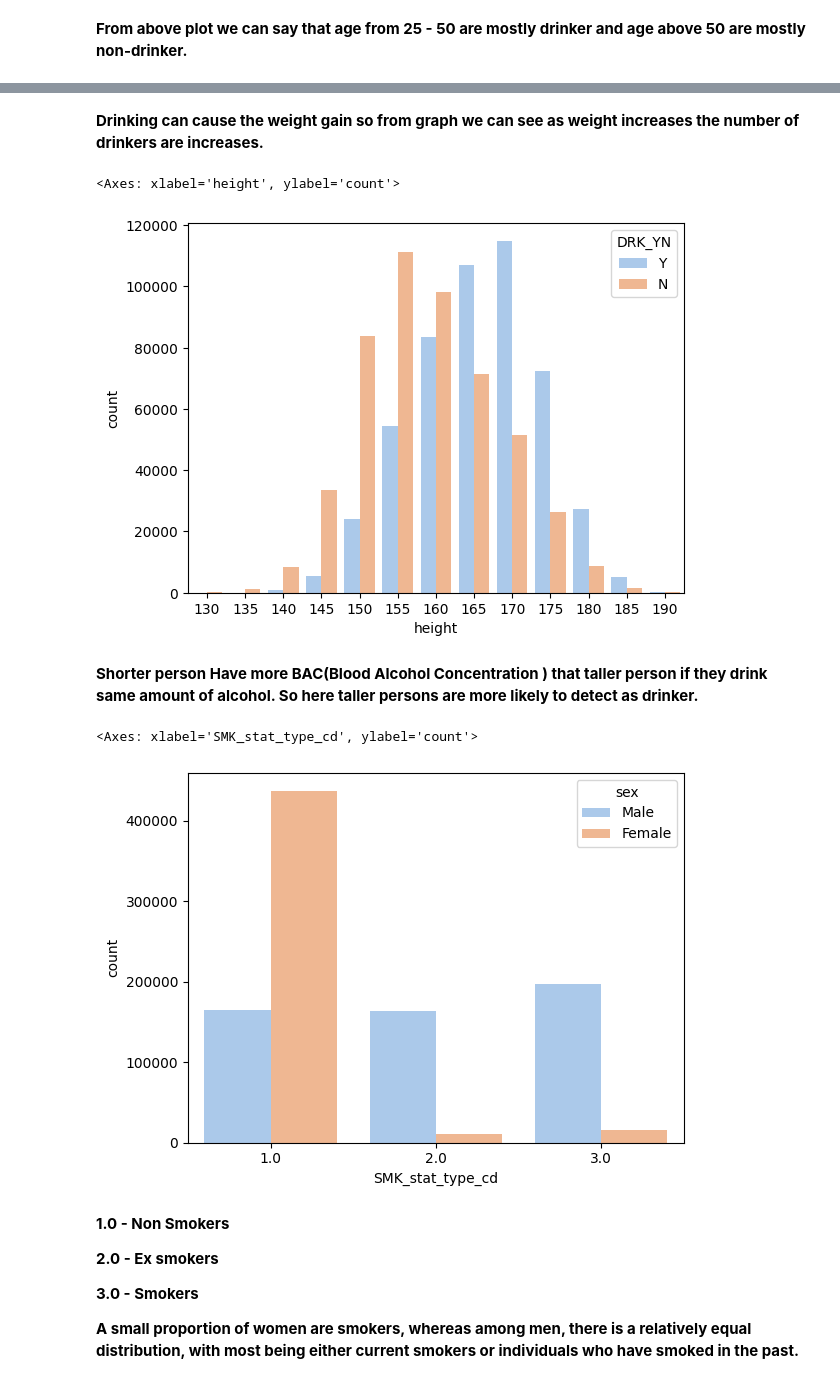
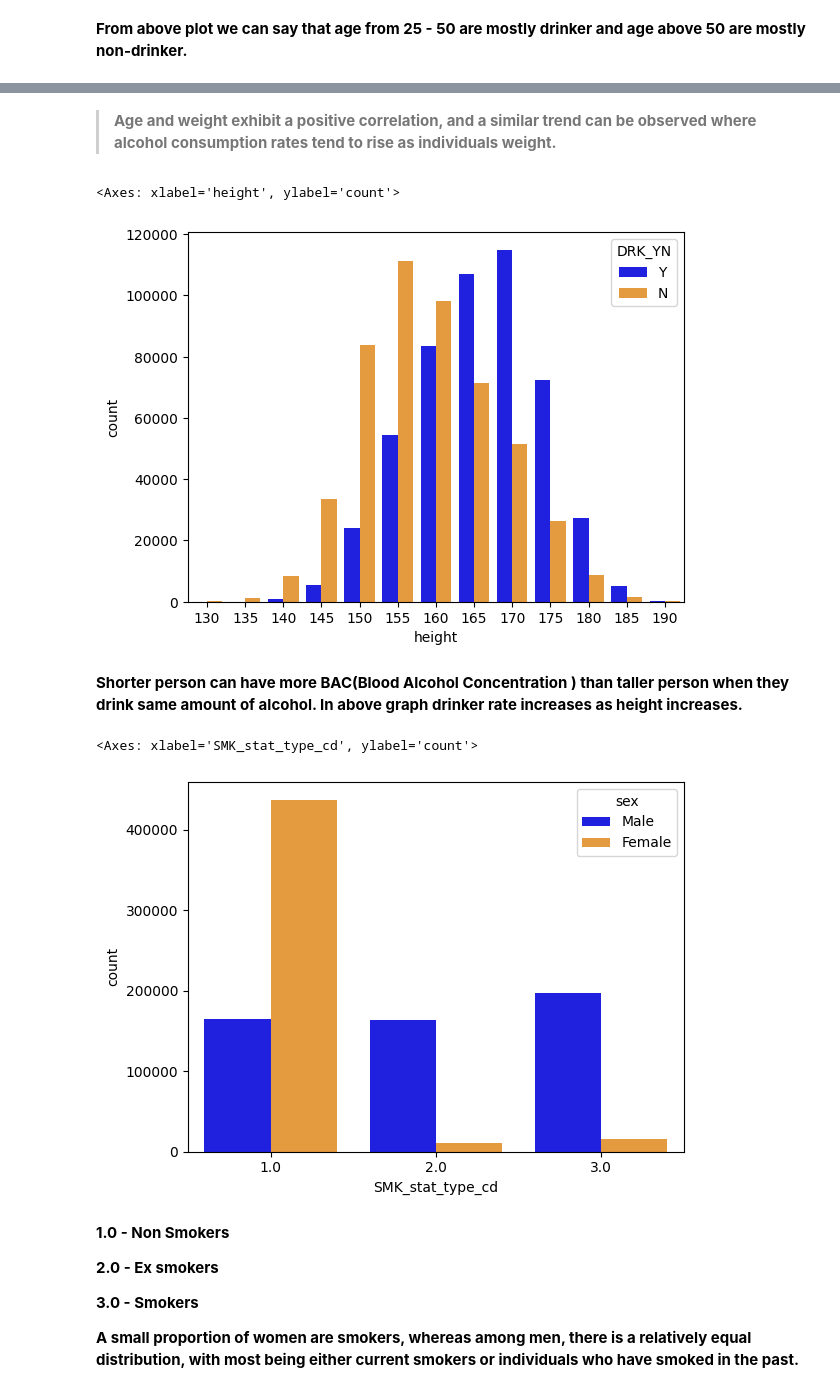
Before and after one commit to kir1906/IT496_Phoneix_2, a Jupyter notebook: G1_cp2.ipynb, the cells around one changed output, grey strips where cells are left out. Cells and saved outputs as stored; diff of their text form; code cells hidden in the pictures.

```diff
--- a/G1_cp2.ipynb
+++ b/G1_cp2.ipynb
@@ -364,17 +368,17 @@ sns.countplot(data = df, x='weight',hue='DRK_YN',palette='pastel')
-# %% [markdown]
-**Drinking can cause the weight gain so from graph we can see as weight increases the number of drinkers are increases.**
+# %% [markdown]
+>**Age and weight exhibit a positive correlation, and a similar trend can be observed where alcohol consumption rates tend to rise as individuals weight.**
 # %%
-sns.countplot(data = df, x='height',hue='DRK_YN',palette='pastel')
+sns.countplot(data = df, x='height',hue='DRK_YN',palette=('blue','#ff9d24'))
 # %% [output]
 <Axes: xlabel='height', ylabel='count'>
-[figure, old version]
+[figure, new version]
 # %% [markdown]
-**Shorter person Have more BAC(Blood Alcohol Concentration ) that taller person if they drink same amount of alcohol. So here taller persons are more likely to detect as drinker.**
+**Shorter person can have more BAC(Blood Alcohol Concentration ) than taller person when they drink same amount of alcohol. In above graph drinker rate increases as height increases.**
 # %%
-sns.countplot(data = df, x='SMK_stat_type_cd',hue='sex',palette='pastel')
+sns.countplot(data = df, x='SMK_stat_type_cd',hue='sex',palette=('blue','#ff9d24'))
 # %% [output]
 <Axes: xlabel='SMK_stat_type_cd', ylabel='count'>
-[figure, old version]
+[figure, new version]
 # %% [markdown]
 **1.0 - Non Smokers**
 
```
Also changed, not shown: parts of 19 cells of this notebook.
